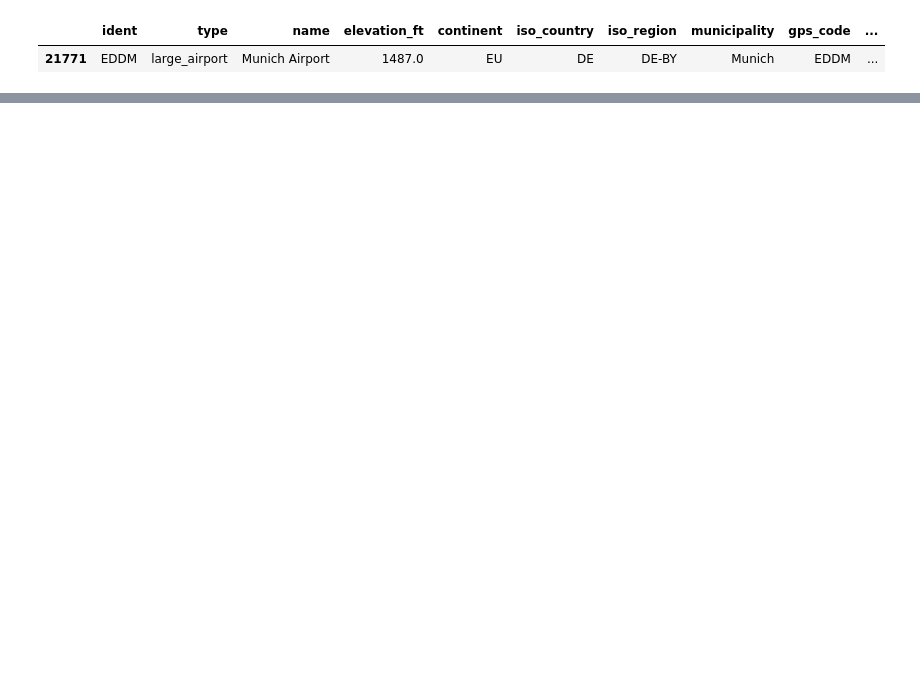
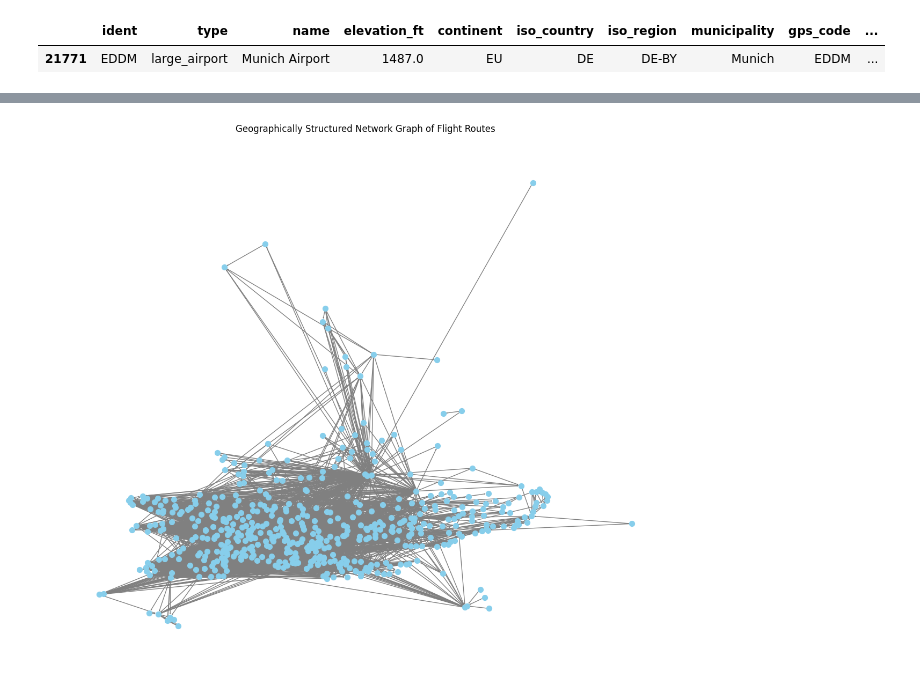
Before and after one commit to PrayanSen/potatoes_patatas, a Jupyter notebook: preprocessing/airport_codes.ipynb, the cells around one changed output, grey strips where cells are left out. Saved outputs shown, nothing was run; the diff lists cells and outputs as text; code cells hidden in the pictures; blank space fills up the shorter version.

Commit message:
flights graph

```diff
--- a/preprocessing/airport_codes.ipynb
+++ b/preprocessing/airport_codes.ipynb
@@ -72,0 +98,3 @@ df[df['continent'] == 'EU'][['iata_code', 'name']]
+# %%
+flights_df = pd.read_csv("../data/routes.csv")
+flights_df
@@ -72,0 +122,11 @@ df[df['continent'] == 'EU'][['iata_code', 'name']]
+# %%
+eu_routes = flights_df[
+    (flights_df[' source airport'].isin(eu_df['iata_code'])) &
+    (flights_df[' destination apirport'].isin(eu_df['iata_code']))
+]
+
+
+eu_routes = eu_routes.merge(eu_df, left_on=' source airport', right_on='iata_code', how='left')
+eu_routes.rename(columns={'name': 'source city'}, inplace=True)
+eu_routes = eu_routes.merge(eu_df, left_on=' destination apirport', right_on='iata_code', how='left')
+eu_routes.rename(columns={'name': 'destination city'}, inplace=True)
@@ -72,0 +182,11 @@ df[df['continent'] == 'EU'][['iata_code', 'name']]
+# %%
+normalised_routes = eu_routes.drop_duplicates(subset=['source city', 'destination city'], keep='first')
+
+# Step 2: Identify inverse duplicates by sorting and checking
+normalised_routes['sorted cities'] = normalised_routes.apply(lambda x: tuple(sorted([x['source city'], x['destination city']])), axis=1)
+normalised_routes = normalised_routes.drop_duplicates(subset='sorted cities', keep='first')
+
+# Remove the helper column
+normalised_routes = normalised_routes.drop(columns=['sorted cities'])
+
+normalised_routes
@@ -72,0 +232,22 @@ df[df['continent'] == 'EU'][['iata_code', 'name']]
+# %%
+normalised_routes['pos_x'] = normalised_routes['coordinates_x'].apply(lambda x: tuple(map(float, x.split(','))))
+normalised_routes['pos_y'] = normalised_routes['coordinates_y'].apply(lambda x: tuple(map(float, x.split(','))))
+
+# Create a directed graph from the DataFrame
+G = nx.DiGraph()
+
+# Add nodes with the position being the longitude and latitude
+for idx, row in normalised_routes.iterrows():
+    G.add_node(row['source city'], pos=row['pos_x'])
+    G.add_node(row['destination city'], pos=row['pos_y'])
+    G.add_edge(row['source city'], row['destination city'])
+
+# Draw the graph using geographic coordinates as positions
+pos = nx.get_node_attributes(G, 'pos')
+plt.figure(figsize=(12, 10))
+nx.draw(G, pos, with_labels=False, node_size=50, node_color='skyblue', edge_color='gray', arrowstyle='->', arrowsize=2)
+plt.title("Geographically Structured Network Graph of Flight Routes")
+plt.axis('off')
+plt.show()
+# %% [output]
+[figure, added]
```
Also changed, not shown: parts of 15 cells of this notebook.
